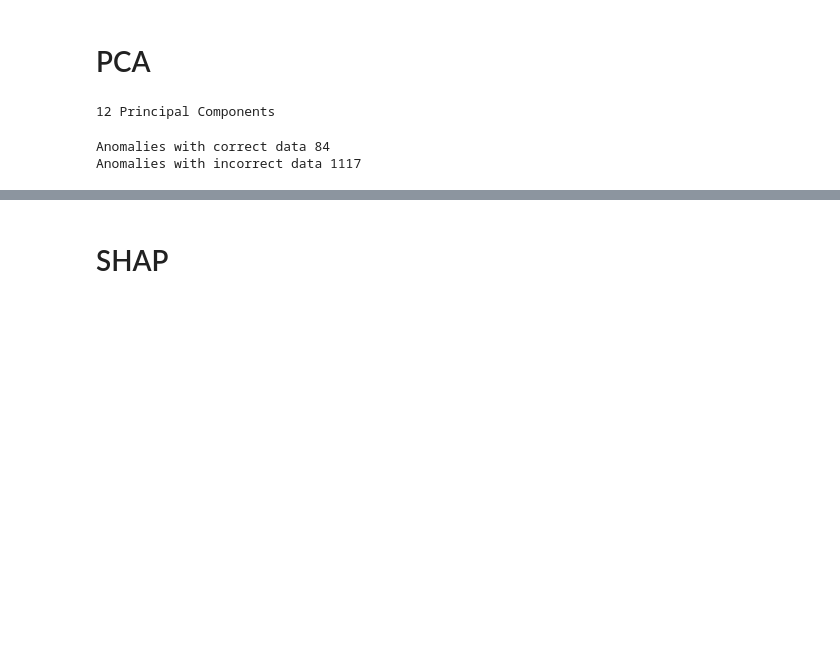
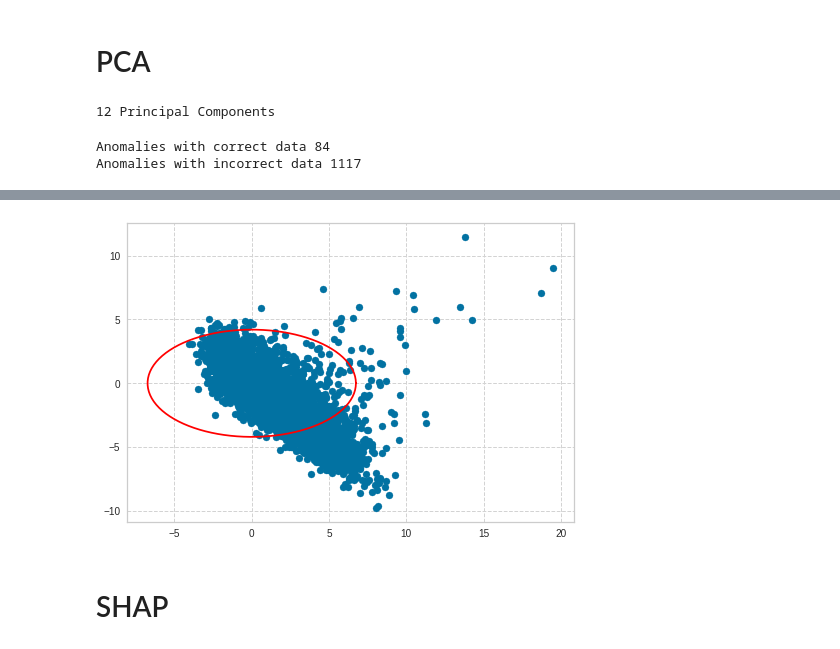
Before and after one commit to xetxezarreta/explainable_anomaly_detection, a Jupyter notebook: anomaly_types.ipynb, the cells around one changed output, grey strips where cells are left out. Saved outputs shown, nothing was run; the diff lists cells and outputs as text; code cells hidden in the pictures; blank space fills up the shorter version.

Commit message:
hotelling t2 plot

```diff
--- a/anomaly_types.ipynb
+++ b/anomaly_types.ipynb
@@ -90,3 +91,24 @@ ValueError: operands could not be broadcast together with shapes (4959,) (1117,)
+# %%
+import matplotlib.pyplot as plt
+import scipy, random
+
+dataProject = data
+
+#Calculate ellipse bounds and plot with scores
+theta = np.concatenate((np.linspace(-np.pi, np.pi, 50), np.linspace(np.pi, -np.pi, 50)))
+circle = np.array((np.cos(theta), np.sin(theta)))
+sigma = np.cov(np.array((dataProject[:, 0], dataProject[:, 1])))
+ed = np.sqrt(scipy.stats.chi2.ppf(0.95, 2))
+ell = np.transpose(circle).dot(np.linalg.cholesky(sigma) * ed)
+a, b = np.max(ell[: ,0]), np.max(ell[: ,1]) #95% ellipse bounds
+t = np.linspace(0, 2 * np.pi, 100)
+
+plt.scatter(dataProject[:, 0], dataProject[:, 1])
+plt.plot(a * np.cos(t), b * np.sin(t), color = 'red')
+plt.grid(color = 'lightgray', linestyle = '--')
+plt.show()
+# %% [output]
+[figure, added]
 # %% [markdown]
 # SHAP
 # %%
```
Also changed, not shown: parts of 4 cells of this notebook.
